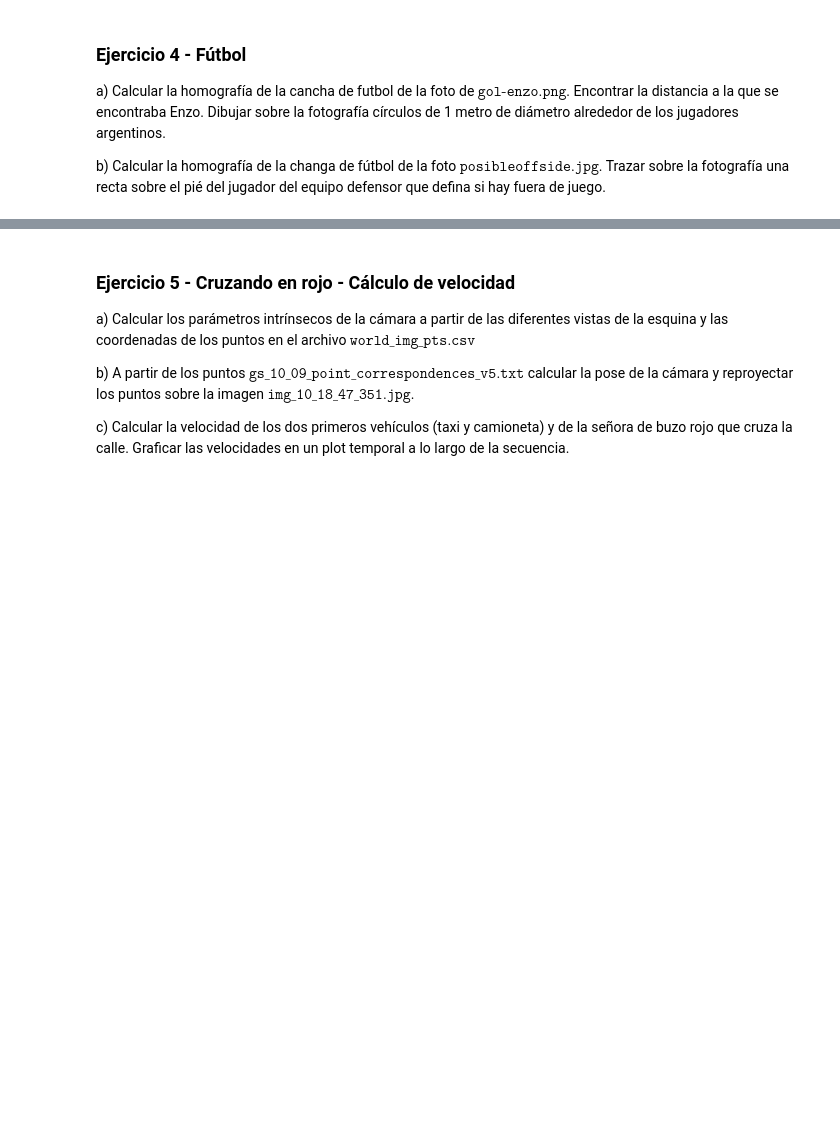
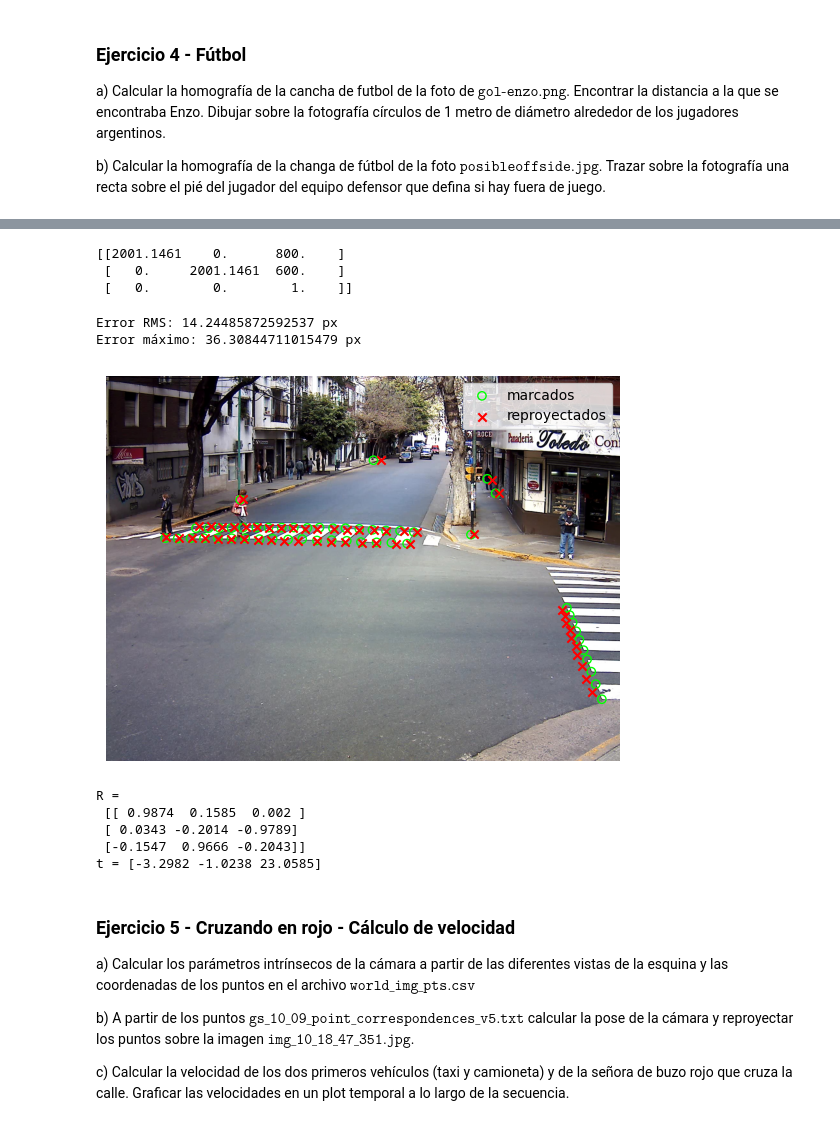
Before and after one commit to catafiorini/Trabajo-Practico-ALC--2C-2026, a Jupyter notebook: grupo_alfajorverde_TP.ipynb, the cells around one changed output, grey strips where cells are left out. Drawn from its saved outputs; the diff is of its cells as text; code cells hidden in the pictures; blank space fills up the shorter version.

```diff
--- a/grupo_alfajorverde_TP.ipynb
+++ b/grupo_alfajorverde_TP.ipynb
@@ -42,3 +470,49 @@ b) Calcular la homografía de la changa de fútbol de la foto $\texttt{posibleof
+# %%
+A_gs = alc.armarA([alc.multiplicar(T, H_gs)])
+
+A_gs_red = np.zeros((A_gs.shape[0], 2))
+A_gs_red[:, 0] = A_gs[:, 0] + A_gs[:, 2]
+A_gs_red[:, 1] = A_gs[:, 5]
+A_gs_red = A_gs_red / np.max(np.abs(A_gs_red))
+
+x_gs = alc.resolverHomogeneo(A_gs_red)
+f_gs = np.sqrt(x_gs[1] / x_gs[0])
+
+K_gs = np.array([[f_gs, 0, cx],
+                 [0, f_gs, cy],
+                 [0, 0, 1]])
+print(K_gs)
+# %% [output]
+[[2001.1461    0.      800.    ]
+ [   0.     2001.1461  600.    ]
+ [   0.        0.        1.    ]]
+# %%
+R_gs2, t_gs2 = alc.obtenerPose2D(H_gs, K_gs)
+
+reproy_gs2 = reproyectar(K_gs, R_gs2, t_gs2, mundo_gs)
+errores2 = np.sqrt(np.sum((reproy_gs2 - imgPts_gs) ** 2, axis=1))
+print('Error RMS:', np.sqrt(np.mean(errores2 ** 2)), 'px')
+print('Error máximo:', np.max(errores2), 'px')
+
+plt.figure(figsize=(8, 5))
+plt.imshow(img_inicial)
+plt.scatter(imgPts_gs[:, 0], imgPts_gs[:, 1], marker='o', facecolors='none', edgecolors='lime', label='marcados')
+plt.scatter(reproy_gs2[:, 0], reproy_gs2[:, 1], marker='x', color='red', label='reproyectados')
+plt.legend()
+plt.axis('off')
+plt.show()
+
+print('R =\n', R_gs2)
+print('t =', t_gs2)
+# %% [output]
+Error RMS: 14.24485872592537 px
+Error máximo: 36.30844711015479 px
+[figure, added]
+R =
+ [[ 0.9874  0.1585  0.002 ]
+ [ 0.0343 -0.2014 -0.9789]
+ [-0.1547  0.9666 -0.2043]]
+t = [-3.2982 -1.0238 23.0585]
 # %% [markdown]
 ### Ejercicio 5 - Cruzando en rojo - Cálculo de velocidad
 a) Calcular los parámetros intrínsecos de la cámara a partir de las diferentes vistas de la esquina y las coordenadas de los puntos en el archivo $\texttt{world\_img\_pts.csv}$
```
Also changed, not shown: parts of 22 cells of this notebook.
